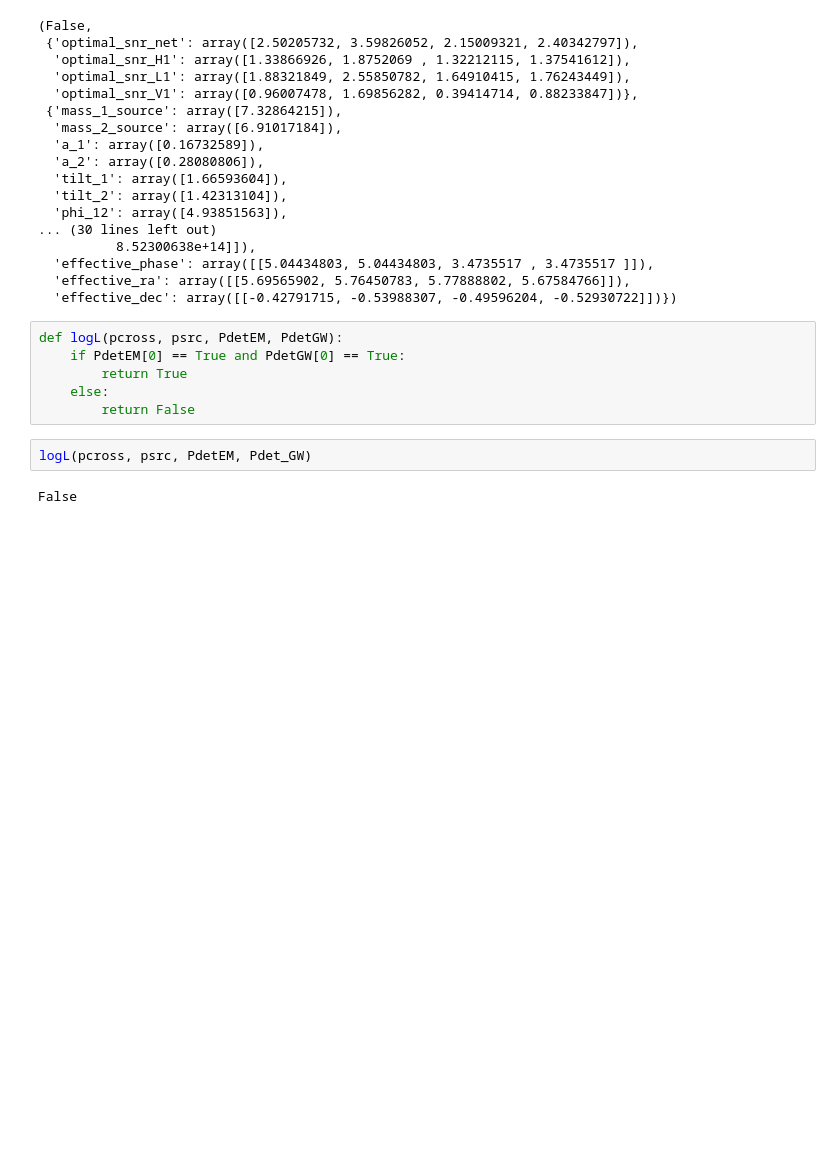
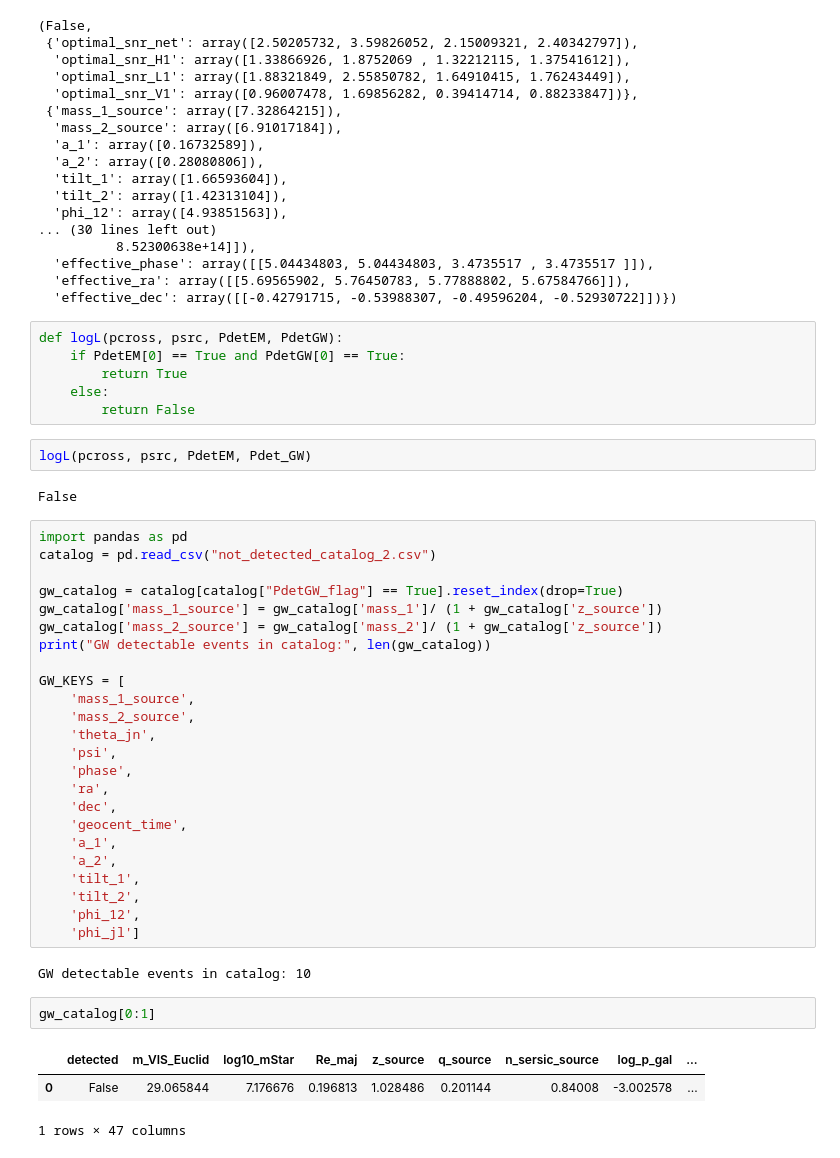
Before and after one commit to disharh/mml-joint-detection, a Jupyter notebook: catalog_gen_test.ipynb, the cells around one changed output. Saved outputs shown, nothing was run; the diff lists cells and outputs as text; blank space fills up the shorter version.

```diff
--- a/catalog_gen_test.ipynb
+++ b/catalog_gen_test.ipynb
@@ -179,3 +181,35 @@ def logL(pcross, psrc, PdetEM, PdetGW):
 logL(pcross, psrc, PdetEM, Pdet_GW)
 # %% [output]
 False
+# %%
+import pandas as pd
+catalog = pd.read_csv("not_detected_catalog_2.csv")
+
+gw_catalog = catalog[catalog["PdetGW_flag"] == True].reset_index(drop=True)
+gw_catalog['mass_1_source'] = gw_catalog['mass_1']/ (1 + gw_catalog['z_source'])
+gw_catalog['mass_2_source'] = gw_catalog['mass_2']/ (1 + gw_catalog['z_source'])
+print("GW detectable events in catalog:", len(gw_catalog))
+
+GW_KEYS = [
+    'mass_1_source',
+    'mass_2_source',
+    'theta_jn',
+    'psi',
+    'phase',
+    'ra',
+    'dec',
+    'geocent_time',
+    'a_1',
+    'a_2',
+    'tilt_1',
+    'tilt_2',
+    'phi_12',
+    'phi_jl']
+# %% [output]
+GW detectable events in catalog: 10
+# %%
+gw_catalog[0:1]
+# %% [output]
+|  | detected | m_VIS_Euclid | log10_mStar | Re_maj | z_source | q_source | n_sersic_source | log_p_gal | ... |
+| 0 | False | 29.065844 | 7.176676 | 0.196813 | 1.028486 | 0.201144 | 0.84008 | -3.002578 | ... |
+1 rows × 47 columns
```
Also changed, not shown: parts of 10 cells of this notebook, 8 other files.
